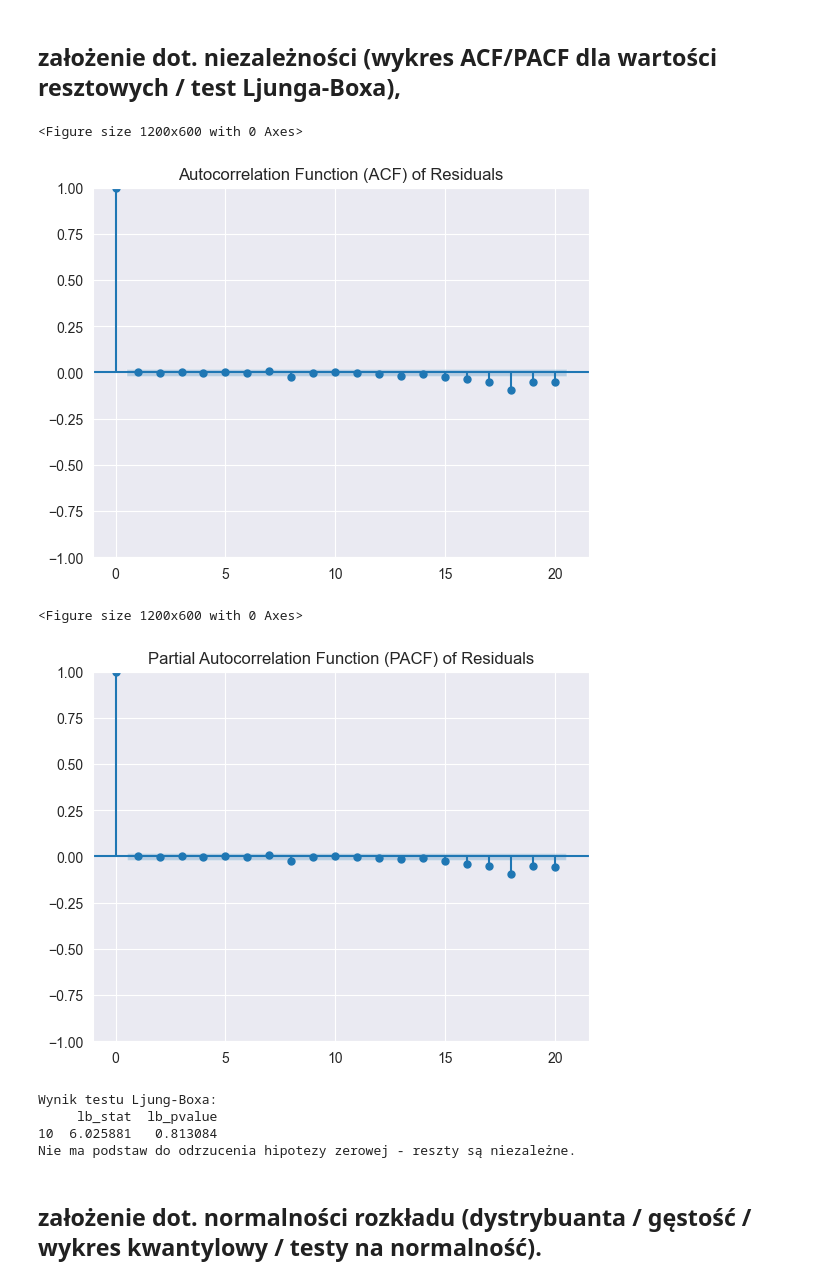
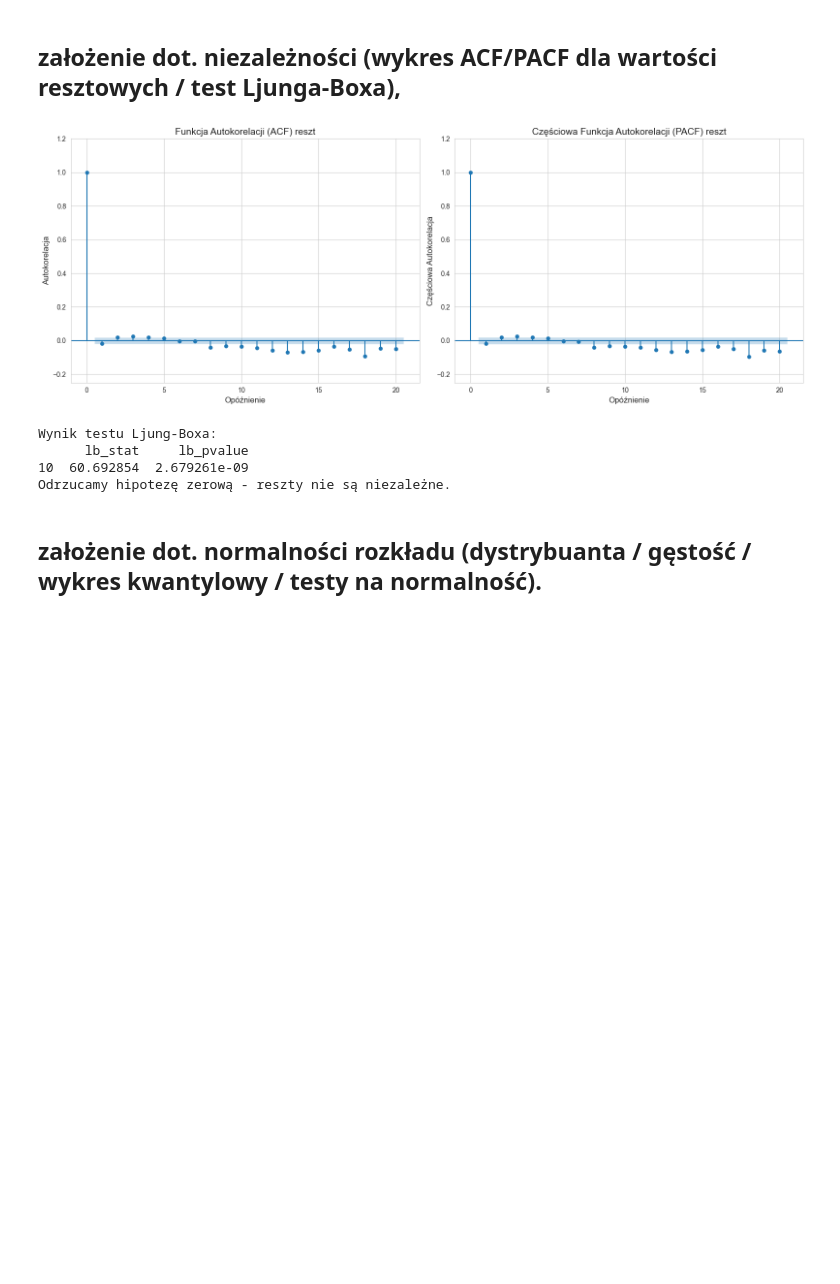
Before and after one commit to AmeliaBieda/Egg_Sales, a Jupyter notebook: raport.ipynb, the cells around one changed output. Cells and saved outputs as stored; diff of their text form; code cells hidden in the pictures; blank space fills up the shorter version.

```diff
--- a/raport.ipynb
+++ b/raport.ipynb
@@ -599,49 +611,54 @@ from statsmodels.stats.diagnostic import acorr_ljungbox
 import matplotlib.pyplot as plt
 
 # Assuming 'data' is a dictionary with 'Date' and 'Egg Sales'
 df = pd.DataFrame(data)
 
 # Ensure Date column is a datetime object
 df['Date'] = pd.to_datetime(df['Date'])
 
 # Set Date as index and enforce frequency
 df.set_index('Date', inplace=True)
 df = df.asfreq('D')  # Set frequency to daily ('D') or adjust as needed
 
 # Fit an ARIMA model
-model = sm.tsa.ARIMA(df['Egg Sales'], order=(1, 1, 1))
+model = sm.tsa.ARIMA(residual, order=(1, 0, 1))
 results = model.fit()
 residuals = results.resid  # Residuals from the model
 
-# Plot ACF for residuals
-plt.figure(figsize=(12, 6))
-plot_acf(residuals.dropna(), lags=20, alpha=0.05, title='Autocorrelation Function (ACF) of Residuals')
-plt.show()
+fig, axes = plt.subplots(1, 2, figsize=(16, 6))
 
-# Plot PACF for residuals
-plt.figure(figsize=(12, 6))
-plot_pacf(residuals.dropna(), lags=20, alpha=0.05, title='Partial Autocorrelation Function (PACF) of Residuals')
+# ACF dla reszt
+plot_acf(residuals.dropna(), lags=20, alpha=0.05, ax=axes[0])
+axes[0].set_title('Funkcja Autokorelacji (ACF) reszt', fontsize=14)
+axes[0].set_xlabel('Opóźnienie', fontsize=12)
+axes[0].set_ylabel('Autokorelacja', fontsize=12)
+axes[0].set_ylim([-0.25, 1.2])
+# PACF dla reszt
+plot_pacf(residuals.dropna(), lags=20, alpha=0.05, ax=axes[1])
+axes[1].set_title('Częściowa Funkcja Autokorelacji (PACF) reszt', fontsize=14)
+axes[1].set_xlabel('Opóźnienie', fontsize=12)
+axes[1].set_ylabel('Częściowa Autokorelacja', fontsize=12)
+axes[1].set_ylim([-0.25, 1.2])
+# Wyświetlenie wykresów
+plt.tight_layout()
 plt.show()
 
 # Ljung-Box test for residuals
 lb_test = acorr_ljungbox(residuals.dropna(), lags=[10], return_df=True)
 print("Wynik testu Ljung-Boxa:")
 print(lb_test)
 
 # Interpretation of Ljung-Box test results
 if lb_test['lb_pvalue'].iloc[0] > 0.05:
     print("Nie ma podstaw do odrzucenia hipotezy zerowej - reszty są niezależne.")
 else:
     print("Odrzucamy hipotezę zerową - reszty nie są niezależne.")
 # %% [output]
+[figure, new version]
-<Figure size 1200x600 with 0 Axes>
+Wynik testu Ljung-Boxa:
+      lb_stat     lb_pvalue
+10  60.692854  2.679261e-09
+Odrzucamy hipotezę zerową - reszty nie są niezależne.
-[figure, old version]
-<Figure size 1200x600 with 0 Axes>
-[figure, removed]
-Wynik testu Ljung-Boxa:
-     lb_stat  lb_pvalue
-10  6.025881   0.813084
-Nie ma podstaw do odrzucenia hipotezy zerowej - reszty są niezależne.
 # %% [markdown]
 ## założenie dot. normalności rozkładu (dystrybuanta / gęstość / wykres kwantylowy / testy na normalność).
 # %%
```
Also changed, not shown: parts of 8 cells of this notebook.
